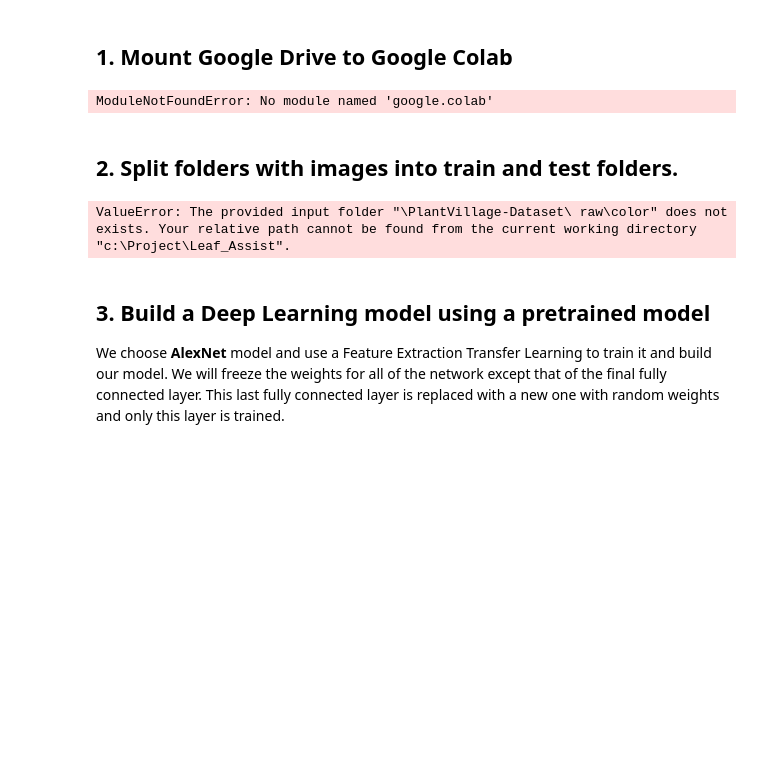
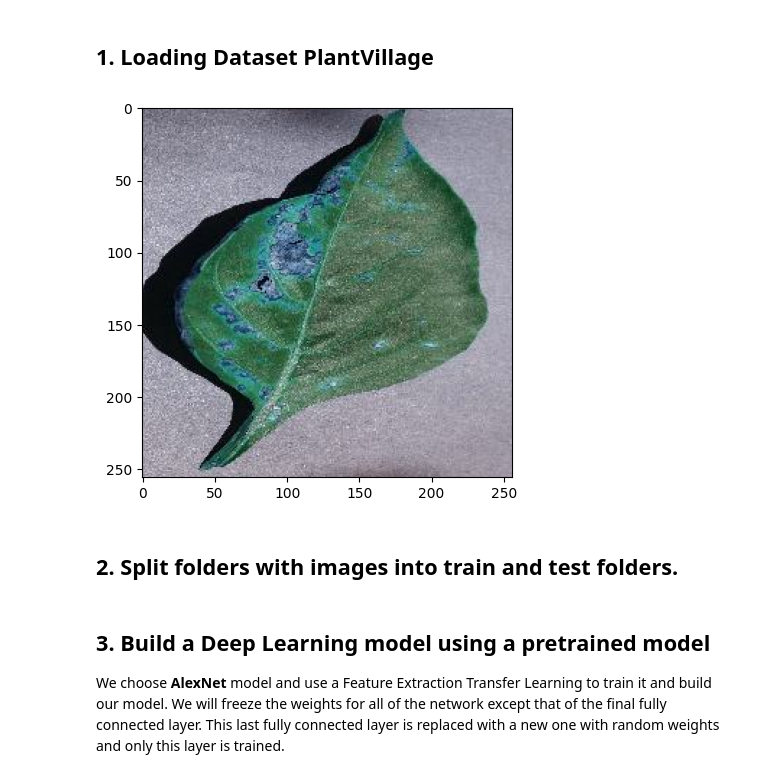
Before and after one commit to Vidhyadhary/LeafAssist, a Jupyter notebook: DeepModel_GPU.ipynb, the cells around one changed output. Cells and saved outputs as stored; diff of their text form; code cells hidden in the pictures; blank space fills up the shorter version.

```diff
--- a/DeepModel_GPU.ipynb
+++ b/DeepModel_GPU.ipynb
@@ -1,20 +1,30 @@
-# %% [markdown]
-## 1. Mount Google Drive to Google Colab
-# %%
-from google.colab import drive
-drive.mount('/content/drive')
-# %% [output]
-ModuleNotFoundError: No module named 'google.colab'
+# %% [markdown]
+## 1. Loading Dataset PlantVillage
+# %%
+import numpy as пр
+import matplotlib.pyplot as plt
+import os
+import cv2
+DATADIR= "C:/Project/LeafAssist/PlantVillage-Dataset/raw/color/"
+CATEGORIES = ["Pepper,_bell___Bacterial_spot","Pepper,_bell___healthy","Potato___Early_blight","Potato___healthy","Potato___Late_blight","Tomato___Bacterial_spot","Tomato___Early_blight","Tomato___healthy","Tomato___Late_blight","Tomato___Leaf_Mold","Tomato___Septoria_leaf_spot","Tomato___Spider_mites Two-spotted_spider_mite","Tomato___Target_Spot","Tomato___Tomato_mosaic_virus","Tomato___Tomato_Yellow_Leaf_Curl_Virus"]
+for category in CATEGORIES:
+    path =os.path. join(DATADIR, category)
+    for img in os.listdir(path):
+        img_array = cv2. imread (os.path.join(path, img) ,)
+        plt.imshow(img_array, cmap="gray")
+        plt.show()
+        break
+    break
+# %% [output]
+[figure, added]
 # %% [markdown]
 ## 2. Split folders with images into train and test folders.
 # %%
 # !pip install spilt_folders
 import splitfolders
-pre_data_dir = '\PlantVillage-Dataset\raw\color'
-data_dir = '/PlantVillage-Dataset/raw/color_split/'
+pre_data_dir = 'C:/Project/LeafAssist/PlantVillage-Dataset/raw/color/'
+data_dir = 'C:/Project/LeafAssist/PlantVillage-Dataset/raw/color_split/'
 splitfolders.ratio(pre_data_dir, output=data_dir, seed=1337, ratio=(.1, .9))
-# %% [output]
-ValueError: The provided input folder "\PlantVillage-Dataset\ raw\color" does not exists. Your relative path cannot be found from the current working directory "c:\Project\Leaf_Assist".
 # %% [markdown]
 ## 3. Build a Deep Learning model using a pretrained model
 
```
Also changed, not shown: parts of 1 cell of this notebook, 18 other files.
